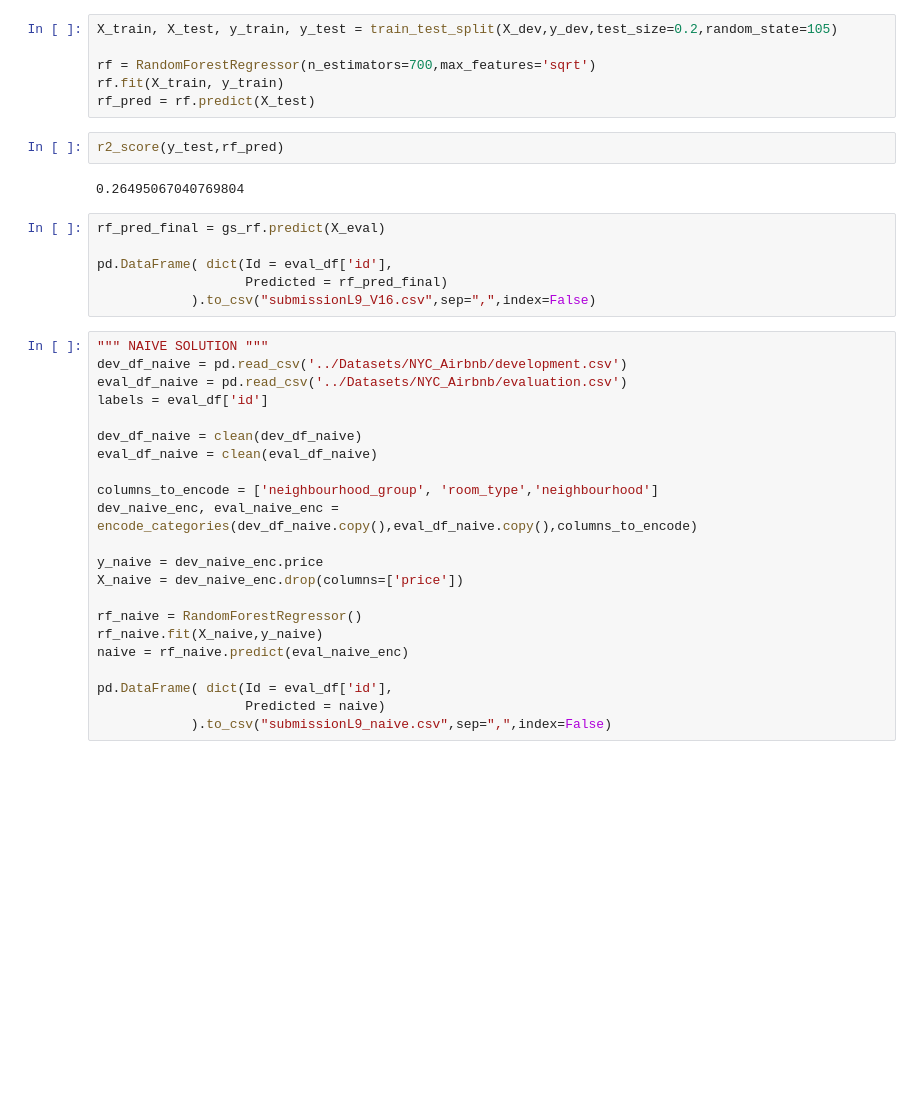
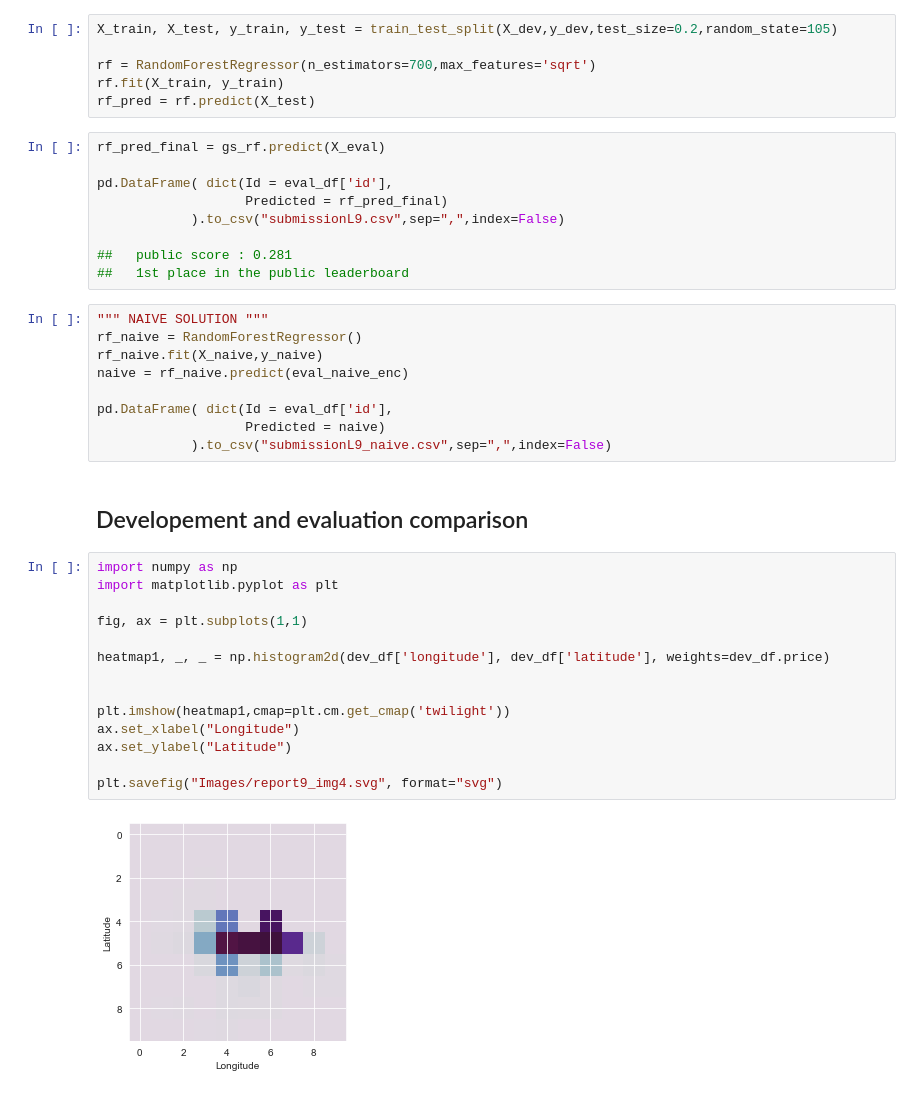
Before and after one commit to francescodisalvo05/Data-Science-Lab-Exercises, a Jupyter notebook: Notebooks/9-Laboratory-02-12-2020.ipynb, the cells around one changed output. Drawn from its saved outputs; the diff is of its cells as text; blank space fills up the shorter version.

```diff
--- a/Notebooks/9-Laboratory-02-12-2020.ipynb
+++ b/Notebooks/9-Laboratory-02-12-2020.ipynb
@@ -216,31 +219,17 @@ X_train, X_test, y_train, y_test = train_test_split(X_dev,y_dev,test_size=0.2,ra
 rf = RandomForestRegressor(n_estimators=700,max_features='sqrt')
 rf.fit(X_train, y_train)
 rf_pred = rf.predict(X_test)
-# %%
-r2_score(y_test,rf_pred)
-# %% [output]
-0.26495067040769804
 # %%
 rf_pred_final = gs_rf.predict(X_eval)
 
 pd.DataFrame( dict(Id = eval_df['id'],
                    Predicted = rf_pred_final)
-            ).to_csv("submissionL9_V16.csv",sep=",",index=False)
+            ).to_csv("submissionL9.csv",sep=",",index=False)
+
+##   public score : 0.281
+##   1st place in the public leaderboard
 # %%
 """ NAIVE SOLUTION """
-dev_df_naive = pd.read_csv('../Datasets/NYC_Airbnb/development.csv')
-eval_df_naive = pd.read_csv('../Datasets/NYC_Airbnb/evaluation.csv')
-labels = eval_df['id']
-
-dev_df_naive = clean(dev_df_naive)
-eval_df_naive = clean(eval_df_naive)
-
-columns_to_encode = ['neighbourhood_group', 'room_type','neighbourhood']
-dev_naive_enc, eval_naive_enc = encode_categories(dev_df_naive.copy(),eval_df_naive.copy(),columns_to_encode)
-
-y_naive = dev_naive_enc.price
-X_naive = dev_naive_enc.drop(columns=['price'])
-
 rf_naive = RandomForestRegressor()
 rf_naive.fit(X_naive,y_naive)
 naive = rf_naive.predict(eval_naive_enc)
@@ -248,3 +237,21 @@ naive = rf_naive.predict(eval_naive_enc)
 pd.DataFrame( dict(Id = eval_df['id'],
                    Predicted = naive)
             ).to_csv("submissionL9_naive.csv",sep=",",index=False)
+# %% [markdown]
+## Developement and evaluation comparison
+# %%
+import numpy as np
+import matplotlib.pyplot as plt
+
+fig, ax = plt.subplots(1,1)
+
+heatmap1, _, _ = np.histogram2d(dev_df['longitude'], dev_df['latitude'], weights=dev_df.price)
+
+
+plt.imshow(heatmap1,cmap=plt.cm.get_cmap('twilight'))
+ax.set_xlabel("Longitude")
+ax.set_ylabel("Latitude")
+
+plt.savefig("Images/report9_img4.svg", format="svg")
+# %% [output]
+[figure, added]
```
Also changed, not shown: parts of 4 cells of this notebook.
